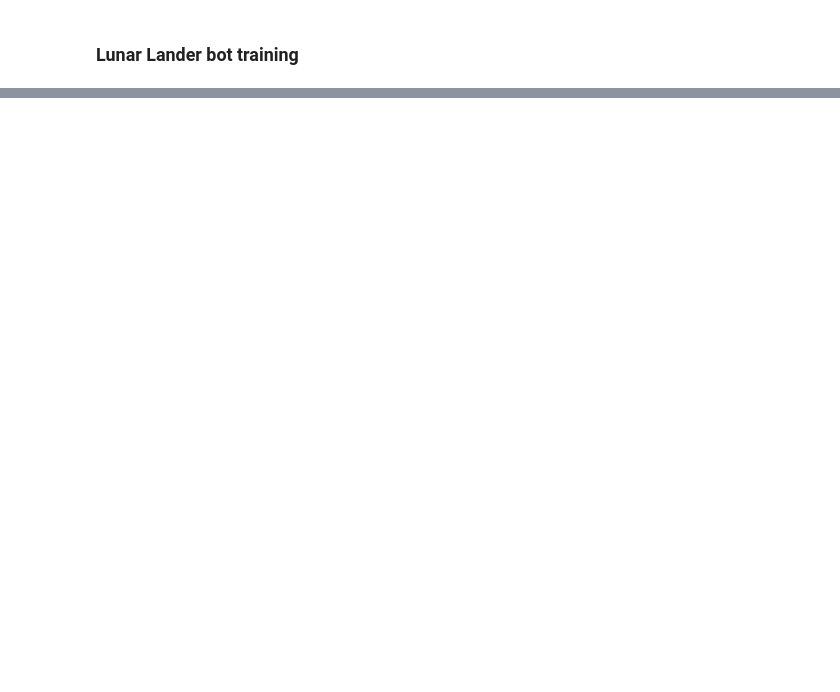
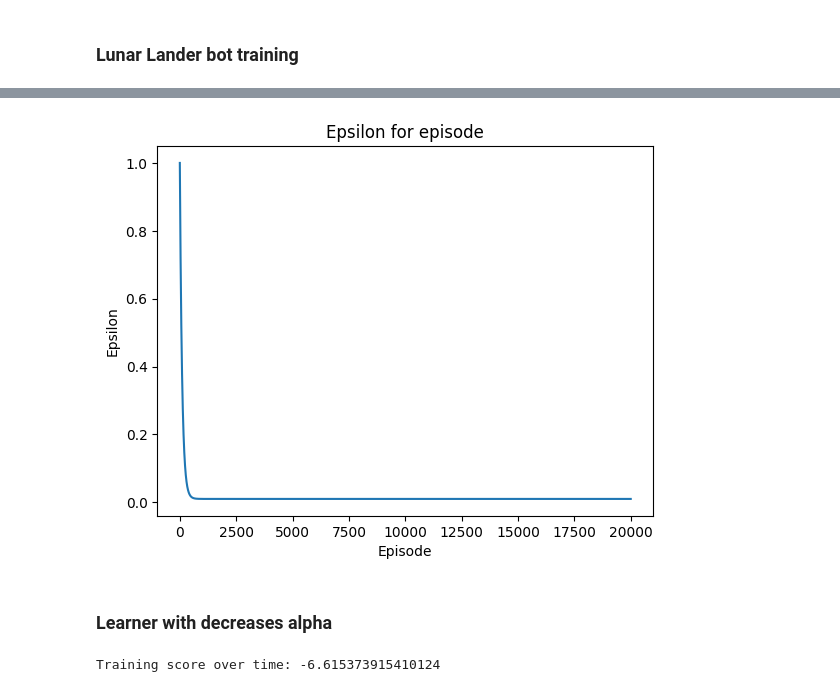
Before and after one commit to ppjotrek/lunar-lander, a Jupyter notebook: LunarLander-Q.ipynb, the cells around one changed output, grey strips where cells are left out. Drawn from its saved outputs; the diff is of its cells as text; code cells hidden in the pictures; blank space fills up the shorter version.

```diff
--- a/LunarLander-Q.ipynb
+++ b/LunarLander-Q.ipynb
@@ -26,0 +198,11 @@ DependencyNotInstalled: Box2D is not installed, you can install it by run `pip i
+# %%
+#Visualizing the epsilons over all episodes
+plt.plot(epsilons)
+plt.xlabel('Episode')
+plt.ylabel('Epsilon')
+plt.title("Epsilon for episode")
+plt.show()
+# %% [output]
+[figure, added]
+# %% [markdown]
+### Learner with decreases alpha
@@ -26,0 +251,42 @@ DependencyNotInstalled: Box2D is not installed, you can install it by run `pip i
+# %%
+#Training the agent_2
+
+#Creating lists to keep track of reward and epsilon values
+training_rewards_2 = []
+epsilons_2 = []
+
+def train_agent_2():
+    for episode in range(train_episodes):
+        # Reseting the environment each time as per requirement
+        state, info = env.reset()
+        # Starting the tracker for the rewards
+        total_training_rewards_2 = 0
+
+        for step in range(100):
+            action = agent_2.choose_action(state)
+            ### STEPs 3 & 4: performing the action and getting the reward
+            # Taking the action and getting the reward and outcome state
+            new_state, reward, terminated, truncated, info = env.step(action)
+
+            agent_2.update_Q(state, new_state, action, reward)
+            total_training_rewards_2 += reward
+            state = new_state
+
+            # Ending the episode
+            if terminated or truncated:
+                # print ("Total reward for episode {}: {}".format(episode, total_training_rewards_2))
+                break
+
+        # Cutting down on exploration by reducing the epsilon
+        agent_2.epsilon = min_epsilon + (max_epsilon - min_epsilon)*np.exp(-decay*episode)
+
+        # Adding the total reward and reduced epsilon values
+        training_rewards_2.append(total_training_rewards_2)
+        epsilons_2.append(agent_2.epsilon)
+
+
+train_agent_2()
+
+print("Training score over time: " + str(sum(training_rewards_2)/train_episodes))
+# %% [output]
+Training score over time: -6.615373915410124
```
Also changed, not shown: parts of 13 cells of this notebook, 1 other file.
